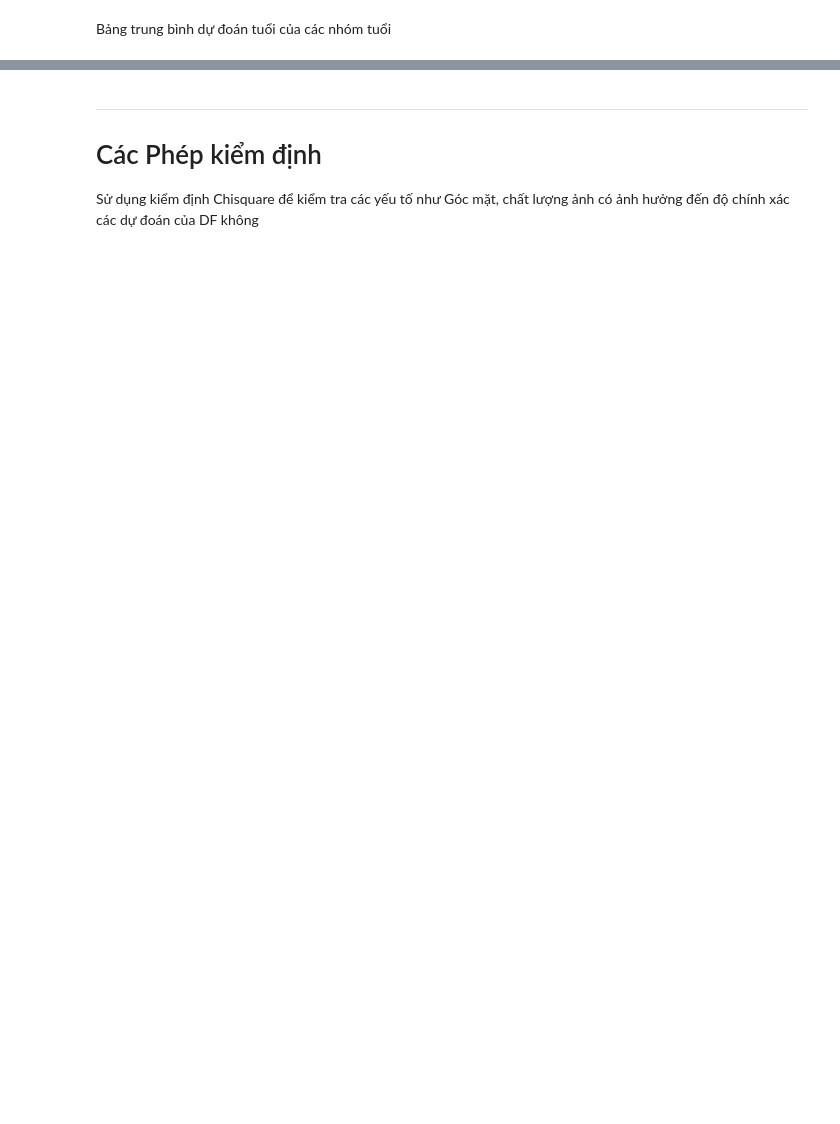
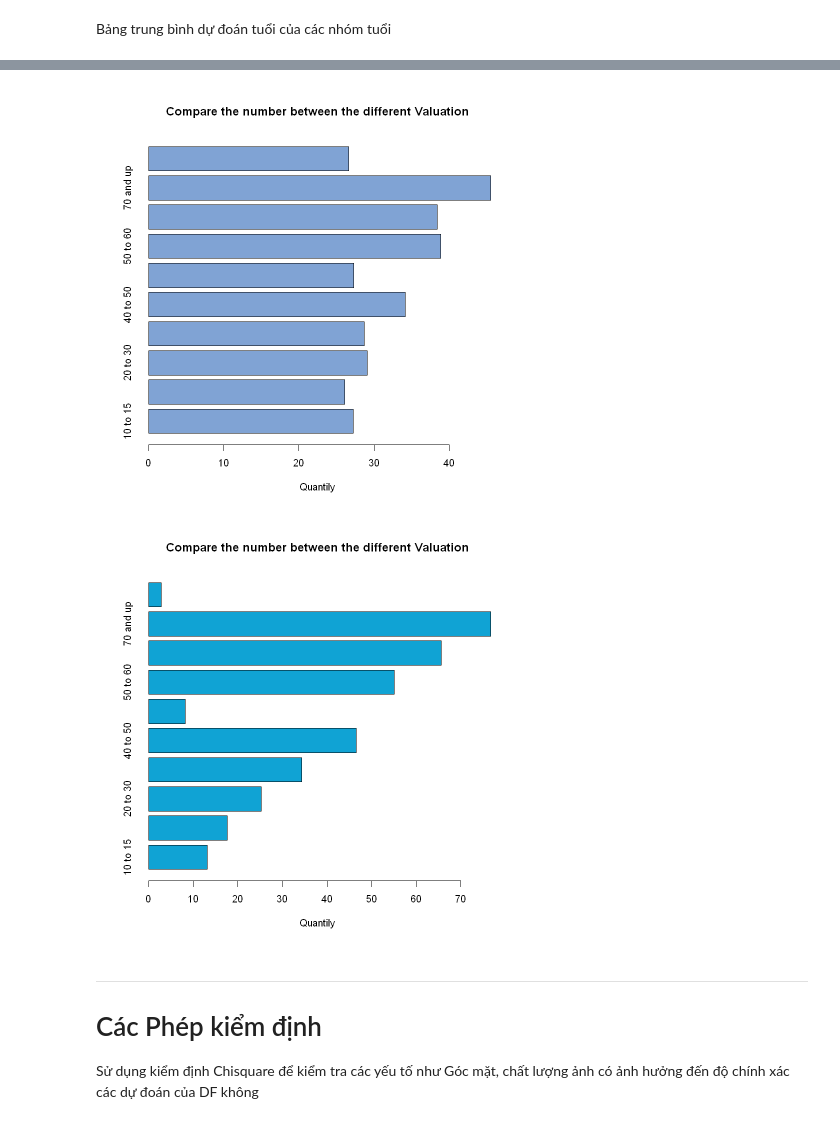
Before and after one commit to ThanhHung2112/DO_AN_1, a Jupyter notebook: Analyze_DeepFace_data.ipynb, the cells around one changed output, grey strips where cells are left out. Saved outputs shown, nothing was run; the diff lists cells and outputs as text; code cells hidden in the pictures; blank space fills up the shorter version.

```diff
--- a/Analyze_DeepFace_data.ipynb
+++ b/Analyze_DeepFace_data.ipynb
@@ -290,6 +362,10 @@ Bảng trung bình dự đoán tuổi của các nhóm tuổi
 # %%
 data = aggregate(Guess_age ~ Age_group, df, mean)
 head(data, 10)
+data1 = aggregate(Age ~ Age_group, df, mean)
+head(data1, 10)
+data3 <-merge(x=data, y=data1, by.x="Age_group", by.y="Age_group")
+data3
 # %% [output]
 A data.frame: 10 × 2
 |  | Age_group | Guess_age |
@@ -307,3 +409,19 @@ A data.frame: 10 × 2
+# %%
+barplot(height=data3$Guess_age, names=data3$Age_group,
+        col="#80a3d4",
+        horiz=T, las=0,
+        xlab="Quantily",
+        main="Compare the number between the different Valuation"
+        )
+barplot(height=data3$Age, names=data3$Age_group,
+        col="#10a3d4",
+        horiz=T, las=0,
+        xlab="Quantily",
+        main="Compare the number between the different Valuation"
+        )
+# %% [output]
+[figure, added]
+[figure, added]
 # %% [markdown]
 ----
 # Các Phép kiểm định
```
Also changed, not shown: parts of 15 cells of this notebook.
